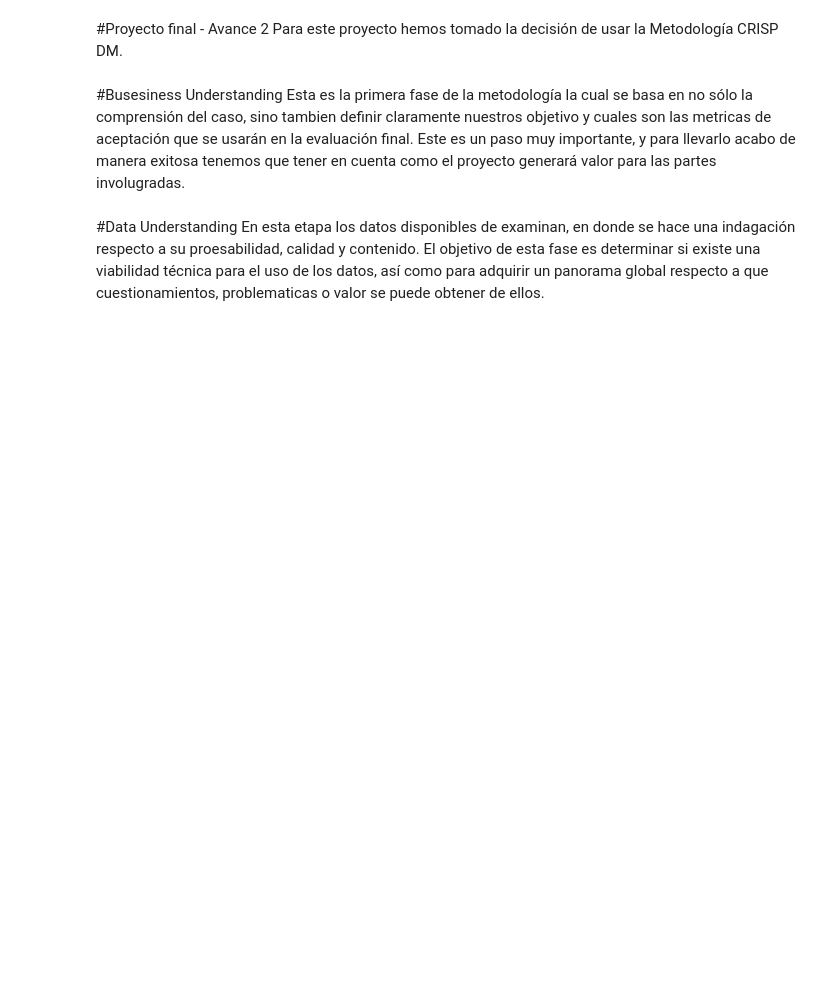
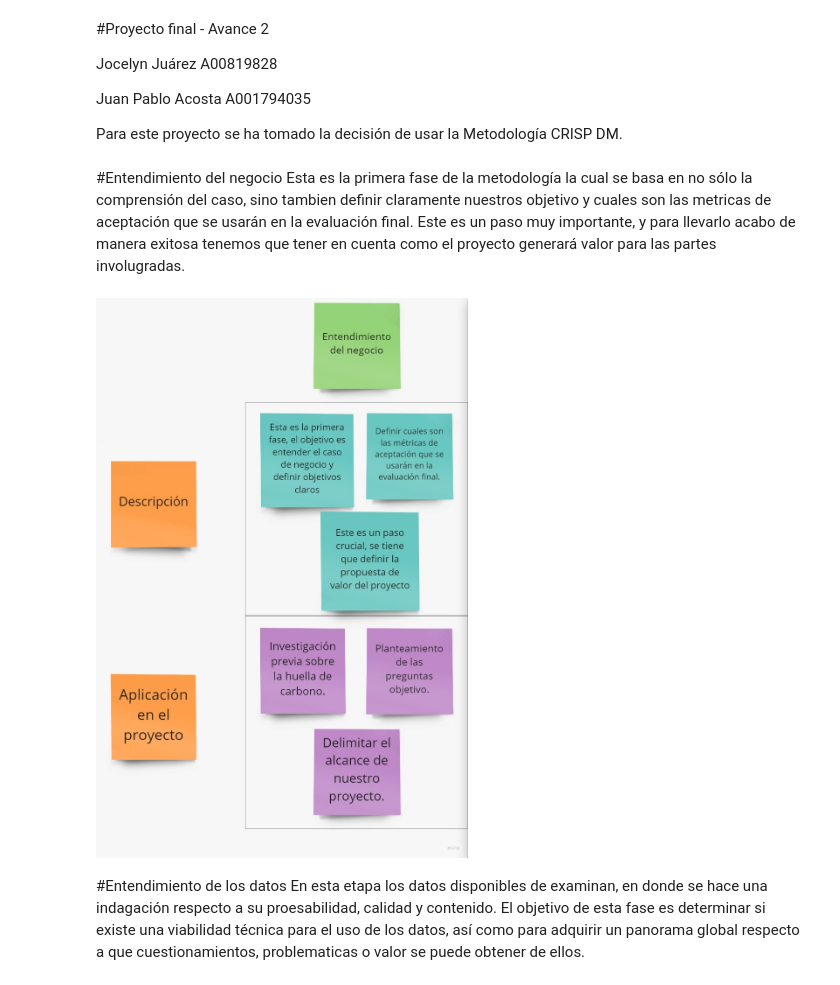
Before and after one commit to PosgradoMNA/actividades-del-projecto-equipo_105, a Jupyter notebook: Proyecto final-Avance 2.ipynb, the cells around one changed output. Drawn from its saved outputs; the diff is of its cells as text; code cells hidden in the pictures; blank space fills up the shorter version.

```diff
--- a/Proyecto final-Avance 2.ipynb
+++ b/Proyecto final-Avance 2.ipynb
@@ -2,4 +2,9 @@
 <a href="https://colab.research.google.com/github/PosgradoMNA/actividades-del-projecto-equipo_105/blob/main/Proyecto%20final-Avance%202.ipynb" target="_parent"><img src="https://colab.research.google.com/assets/colab-badge.svg" alt="Open In Colab"/></a>
 # %% [markdown]
 #Proyecto final - Avance 2
-Para este proyecto hemos tomado la decisión de usar la Metodología CRISP DM.
+
+Jocelyn Juárez A00819828
+
+Juan Pablo Acosta A001794035
+
+Para este proyecto se ha tomado la decisión de usar la Metodología CRISP DM.
@@ -6,8 +15,13 @@ Para este proyecto hemos tomado la decisión de usar la Metodología CRISP DM.
 # %% [markdown]
-#Busesiness Understanding
+#Entendimiento del negocio
 Esta es la primera fase de la metodología la cual se basa en no sólo la comprensión del caso, sino tambien definir claramente nuestros objetivo y cuales son las metricas de aceptación que se usarán en la evaluación final.
 Este es un paso muy importante, y para llevarlo acabo de manera exitosa tenemos que tener en cuenta como el proyecto generará valor para las partes involugradas.
+# %%
+Miro1 = cv2.imread('/content/drive/MyDrive/Images_Data_project/Miro1.jpeg')
+cv2_imshow(Miro1)
+# %% [output]
+[figure, added]
 # %% [markdown]
-#Data Understanding
+#Entendimiento de los datos
 En esta etapa los datos disponibles de examinan, en donde se hace una indagación respecto a su proesabilidad, calidad y contenido.
 El objetivo de esta fase es determinar si existe una viabilidad técnica para el uso de los datos, así como para adquirir un panorama global respecto a que cuestionamientos, problematicas o valor se puede obtener de ellos.
```
Also changed, not shown: parts of 13 cells of this notebook.
